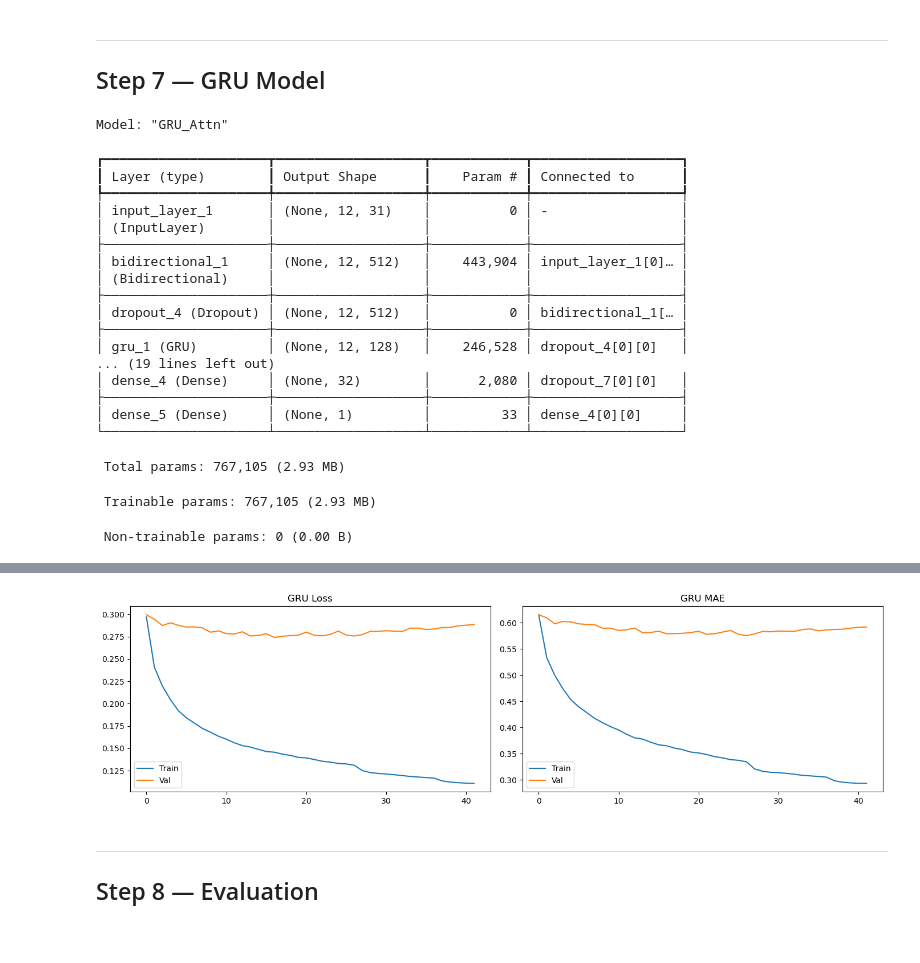
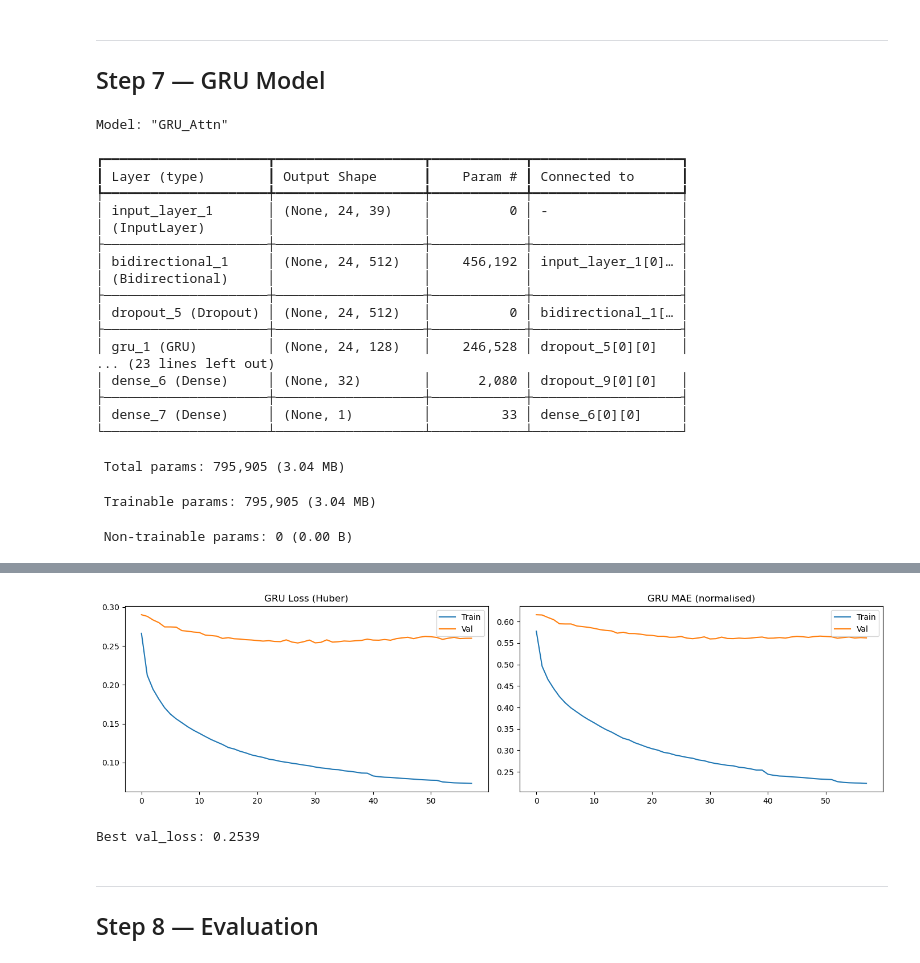
Before and after one commit to Asif3359/out_break, a Jupyter notebook: lstm.ipynb, the cells around one changed output, grey strips where cells are left out. Saved outputs shown, nothing was run; the diff lists cells and outputs as text; code cells hidden in the pictures.

```diff
--- a/lstm.ipynb
+++ b/lstm.ipynb
@@ -87,19 +87,21 @@ Clean shape: (41997, 12)  | missing: 0
 # %%
 df = df.sort_values(['ISO_A0','year','month']).reset_index(drop=True)
 
-for lag in [1,2,3,4,5,6,12]:
+# Lags 1-6, 12, 18, 24 ── computed on real data, no contamination
+for lag in [1,2,3,4,5,6,12,18,24]:
     df[f'lag_{lag}'] = np.nan
     for iso in df['ISO_A0'].unique():
         mask = df['ISO_A0'] == iso
         df.loc[mask, f'lag_{lag}'] = df.loc[mask,'dengue_total'].shift(lag).values
 
+# Rolling stats (windows 3, 6, 12)
 for window in [3,6,12]:
     for iso in df['ISO_A0'].unique():
         mask = df['ISO_A0'] == iso
         s = df.loc[mask,'dengue_total'].reset_index(drop=True)
-        df.loc[mask, f'roll_mean_{window}'] = s.rolling(window,min_periods=1).mean().values
-        df.loc[mask, f'roll_std_{window}']  = s.rolling(window,min_periods=2).std().fillna(0).values
-        df.loc[mask, f'roll_max_{window}']  = s.rolling(window,min_periods=1).max().values
+        df.loc[mask,f'roll_mean_{window}'] = s.rolling(window,min_periods=1).mean().values
+        df.loc[mask,f'roll_std_{window}']  = s.rolling(window,min_periods=2).std().fillna(0).values
+        df.loc[mask,f'roll_max_{window}']  = s.rolling(window,min_periods=1).max().values
 
-print('Lag and rolling features done.')
+print('Lags (1-6,12,18,24) and rolling features done.')
 # %% [output]
@@ -262,7 +313,7 @@ Test seqs per country:
 > This preserves real temporal structure (lags, rolling stats, climate correlations)
 > while equalising country representation.
 # %%
-TARGET_SEQ = 5_000
+TARGET_SEQ = 8_000  # each country targets 8k training sequences
 
 def seq_augment(X_c, y_c, n_need, rng, noise_ratio):
     boot = rng.integers(0, len(X_c), size=n_need)
@@ -273,7 +324,6 @@ def seq_augment(X_c, y_c, n_need, rng, noise_ratio):
     return Xb, yb
 
 X_lst=[X_train]; y_lst=[y_train]; c_lst=[ctr_train]
-
 print('Sequence augmentation (training only):')
 for country in np.unique(ctr_train):
     mask  = ctr_train == country
@@ -294,6 +344,6 @@ y_tr  = np.concatenate(y_lst,axis=0)
 ctr_tr= np.concatenate(c_lst,axis=0)
 perm  = np.random.permutation(len(X_tr))
 X_tr, y_tr, ctr_tr = X_tr[perm], y_tr[perm], ctr_tr[perm]
-print(f'\nTotal training sequences: {len(X_tr):,}')
+print(f'\nFinal training sequences : {len(X_tr):,}')
 # %% [output]
 Sequence augmentation (training only):
@@ -403,7 +458,7 @@ Restoring model weights from the end of the best epoch: 13.
 
 ## Step 7 — GRU Model
 # %%
-def build_gru(input_shape, u1=256, u2=128, drop=0.20, lr=5e-4, l2w=1e-5):
+def build_gru(input_shape, u1=256, u2=128, drop=0.15, lr=2e-4, l2w=5e-6):
     inp = Input(shape=input_shape)
     x = Bidirectional(GRU(u1, return_sequences=True,
                           kernel_regularizer=l2_reg(l2w),
@@ -414,9 +469,10 @@ def build_gru(input_shape, u1=256, u2=128, drop=0.20, lr=5e-4, l2w=1e-5):
             recurrent_regularizer=l2_reg(l2w))(x)
     x = Dropout(drop)(x)
     a = MultiHeadAttention(num_heads=4, key_dim=u2//4)(x, x)
-    x = Add()([x, a])
-    x = LayerNormalization()(x)
+    x = Add()([x, a]); x = LayerNormalization()(x)
     x = GlobalAveragePooling1D()(x)
+    x = Dense(128, activation='relu', kernel_regularizer=l2_reg(l2w))(x)
+    x = Dropout(drop)(x)
     x = Dense(64, activation='relu', kernel_regularizer=l2_reg(l2w))(x)
     x = Dropout(drop/2)(x)
     x = Dense(32, activation='relu')(x)
@@ -432,27 +488,27 @@ Model: "GRU_Attn"
 ┏━━━━━━━━━━━━━━━━━━━━━┳━━━━━━━━━━━━━━━━━━━┳━━━━━━━━━━━━┳━━━━━━━━━━━━━━━━━━━┓
 ┃ Layer (type)        ┃ Output Shape      ┃    Param # ┃ Connected to      ┃
 ┡━━━━━━━━━━━━━━━━━━━━━╇━━━━━━━━━━━━━━━━━━━╇━━━━━━━━━━━━╇━━━━━━━━━━━━━━━━━━━┩
-│ input_layer_1       │ (None, 12, 31)    │          0 │ -                 │
+│ input_layer_1       │ (None, 24, 39)    │          0 │ -                 │
 │ (InputLayer)        │                   │            │                   │
 ├─────────────────────┼───────────────────┼────────────┼───────────────────┤
-│ bidirectional_1     │ (None, 12, 512)   │    443,904 │ input_layer_1[0]… │
+│ bidirectional_1     │ (None, 24, 512)   │    456,192 │ input_layer_1[0]… │
 │ (Bidirectional)     │                   │            │                   │
 ├─────────────────────┼───────────────────┼────────────┼───────────────────┤
-│ dropout_4 (Dropout) │ (None, 12, 512)   │          0 │ bidirectional_1[… │
+│ dropout_5 (Dropout) │ (None, 24, 512)   │          0 │ bidirectional_1[… │
 ├─────────────────────┼───────────────────┼────────────┼───────────────────┤
-│ gru_1 (GRU)         │ (None, 12, 128)   │    246,528 │ dropout_4[0][0]   │
-... (19 lines left out)
-│ dense_4 (Dense)     │ (None, 32)        │      2,080 │ dropout_7[0][0]   │
+│ gru_1 (GRU)         │ (None, 24, 128)   │    246,528 │ dropout_5[0][0]   │
+... (23 lines left out)
+│ dense_6 (Dense)     │ (None, 32)        │      2,080 │ dropout_9[0][0]   │
 ├─────────────────────┼───────────────────┼────────────┼───────────────────┤
-│ dense_5 (Dense)     │ (None, 1)         │         33 │ dense_4[0][0]     │
+│ dense_7 (Dense)     │ (None, 1)         │         33 │ dense_6[0][0]     │
 └─────────────────────┴───────────────────┴────────────┴───────────────────┘
- Total params: 767,105 (2.93 MB)
+ Total params: 795,905 (3.04 MB)
- Trainable params: 767,105 (2.93 MB)
+ Trainable params: 795,905 (3.04 MB)
  Non-trainable params: 0 (0.00 B)
 # %%
 cb_gru = [
-    EarlyStopping(monitor='val_loss', patience=25, restore_best_weights=True, verbose=1),
-    ReduceLROnPlateau(monitor='val_loss', factor=0.5, patience=10, min_lr=1e-6, verbose=1),
+    EarlyStopping(monitor='val_loss', patience=30, restore_best_weights=True, verbose=1),
+    ReduceLROnPlateau(monitor='val_loss', factor=0.5, patience=12, min_lr=5e-7, verbose=1),
     ModelCheckpoint('gru_best.keras', monitor='val_loss', save_best_only=True, verbose=0)
 ]
 history_gru = gru_model.fit(
@@ -462,10 +518,13 @@ history_gru = gru_model.fit(
     callbacks=cb_gru, verbose=1
 )
 fig,axes=plt.subplots(1,2,figsize=(14,4))
-axes[0].plot(history_gru.history['loss'],label='Train'); axes[0].plot(history_gru.history['val_loss'],label='Val')
-axes[0].set_title('GRU Loss'); axes[0].legend()
-axes[1].plot(history_gru.history['mae'],label='Train'); axes[1].plot(history_gru.history['val_mae'],label='Val')
-axes[1].set_title('GRU MAE'); axes[1].legend()
+axes[0].plot(history_gru.history['loss'],label='Train')
+axes[0].plot(history_gru.history['val_loss'],label='Val')
+axes[0].set_title('GRU Loss (Huber)'); axes[0].legend()
+axes[1].plot(history_gru.history['mae'],label='Train')
+axes[1].plot(history_gru.history['val_mae'],label='Val')
+axes[1].set_title('GRU MAE (normalised)'); axes[1].legend()
 plt.tight_layout(); plt.show()
+print(f'Best val_loss: {min(history_gru.history["val_loss"]):.4f}')
 # %% [output]
 Epoch 1/200
@@ -488,4 +547,5 @@ Restoring model weights from the end of the best epoch: 17.
-[figure, old version]
+[figure, new version]
+Best val_loss: 0.2539
 # %% [markdown]
 ---
 
```
Also changed, not shown: parts of 14 cells of this notebook, 4 other files.
